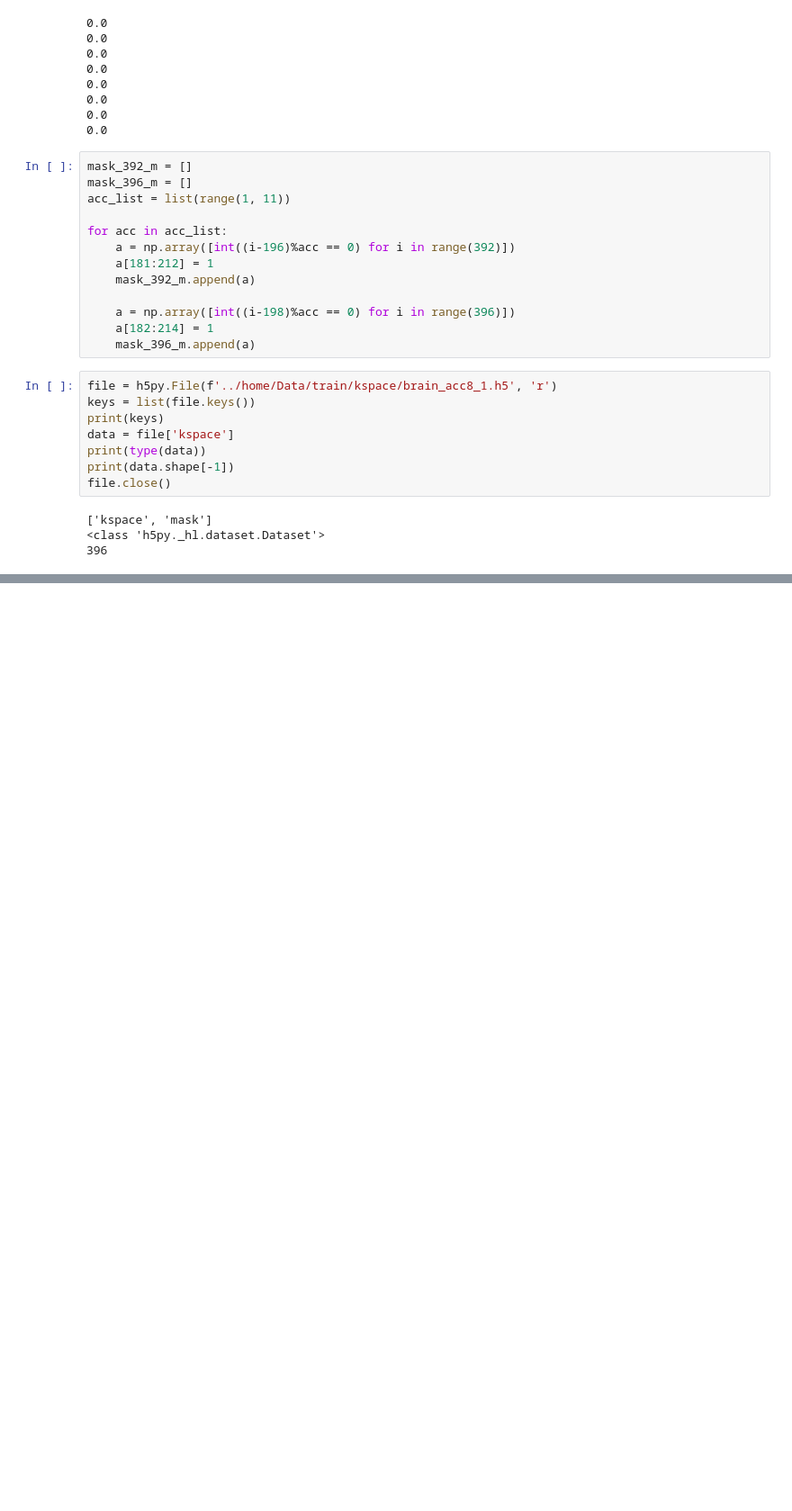
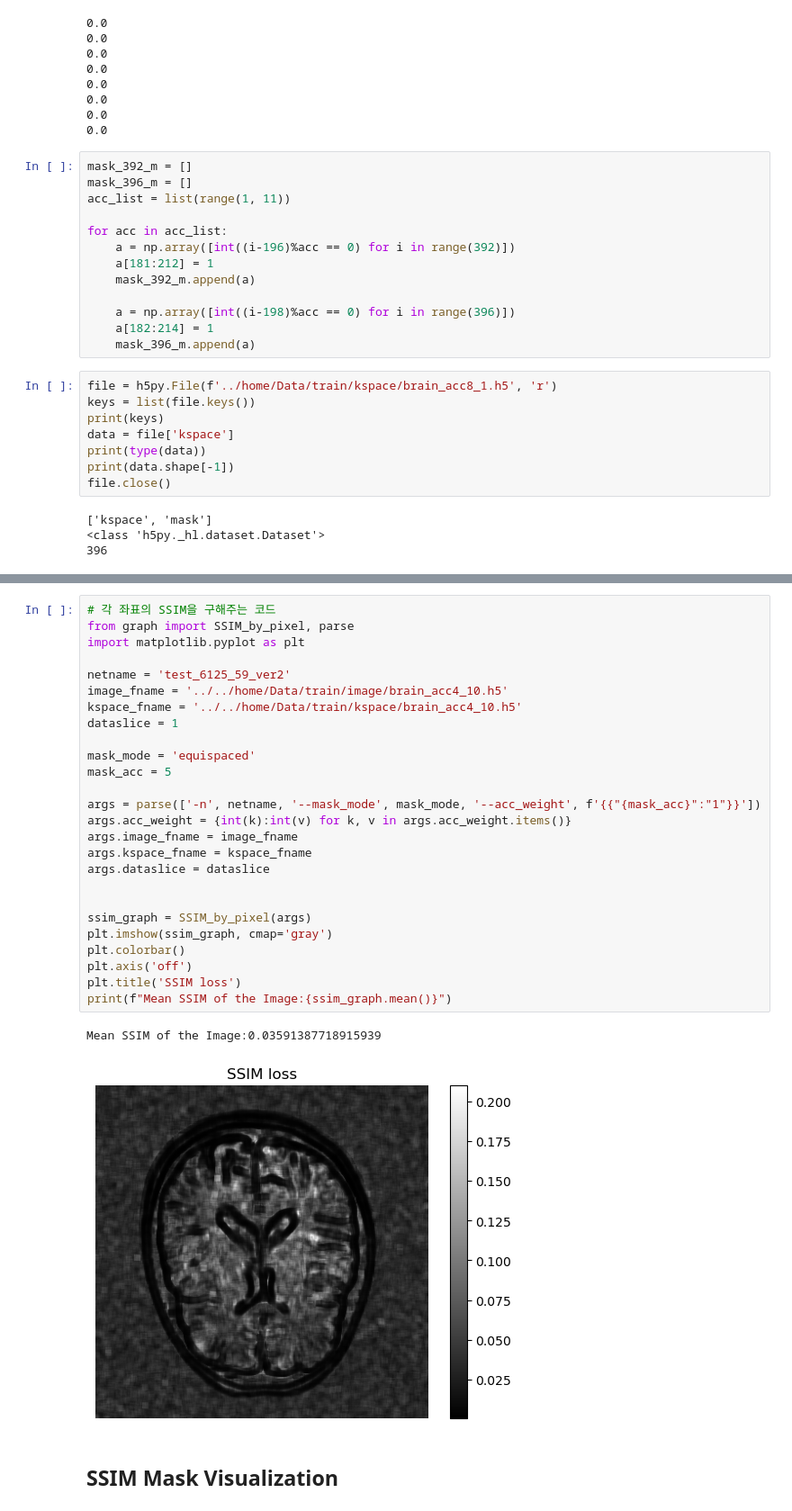
Before and after one commit to mjk32384/FastMRI_code, a Jupyter notebook: experimental.ipynb, the cells around one changed output, grey strips where cells are left out. Shown at 90% size. Cells and saved outputs as stored; diff of their text form; blank space fills up the shorter version.

```diff
--- a/experimental.ipynb
+++ b/experimental.ipynb
@@ -476,0 +375,31 @@ array([[0.        , 0.02741207, 0.03597744, 0.03750445, 0.04640314,
+# %%
+# 각 좌표의 SSIM을 구해주는 코드
+from graph import SSIM_by_pixel, parse
+import matplotlib.pyplot as plt
+
+netname = 'test_6125_59_ver2'
+image_fname = '../../home/Data/train/image/brain_acc4_10.h5'
+kspace_fname = '../../home/Data/train/kspace/brain_acc4_10.h5'
+dataslice = 1
+
+mask_mode = 'equispaced'
+mask_acc = 5
+
+args = parse(['-n', netname, '--mask_mode', mask_mode, '--acc_weight', f'{{"{mask_acc}":"1"}}'])
+args.acc_weight = {int(k):int(v) for k, v in args.acc_weight.items()}
+args.image_fname = image_fname
+args.kspace_fname = kspace_fname
+args.dataslice = dataslice
+
+
+ssim_graph = SSIM_by_pixel(args)
+plt.imshow(ssim_graph, cmap='gray')
+plt.colorbar()
+plt.axis('off')
+plt.title('SSIM loss')
+print(f"Mean SSIM of the Image:{ssim_graph.mean()}")
+# %% [output]
+Mean SSIM of the Image:0.03591387718915939
+[figure, added]
+# %% [markdown]
+## SSIM Mask Visualization
```
Also changed, not shown: parts of 39 cells of this notebook, 17 other files.
